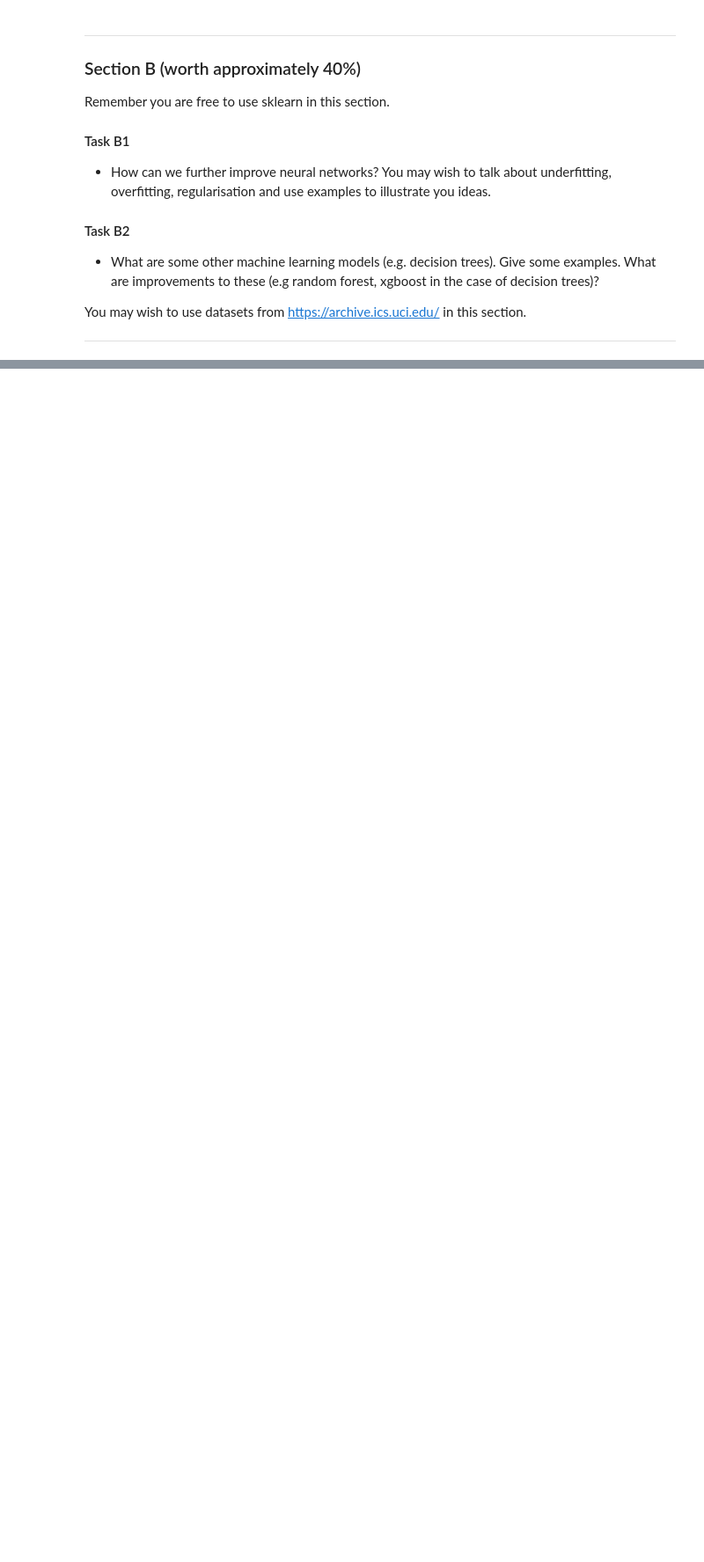
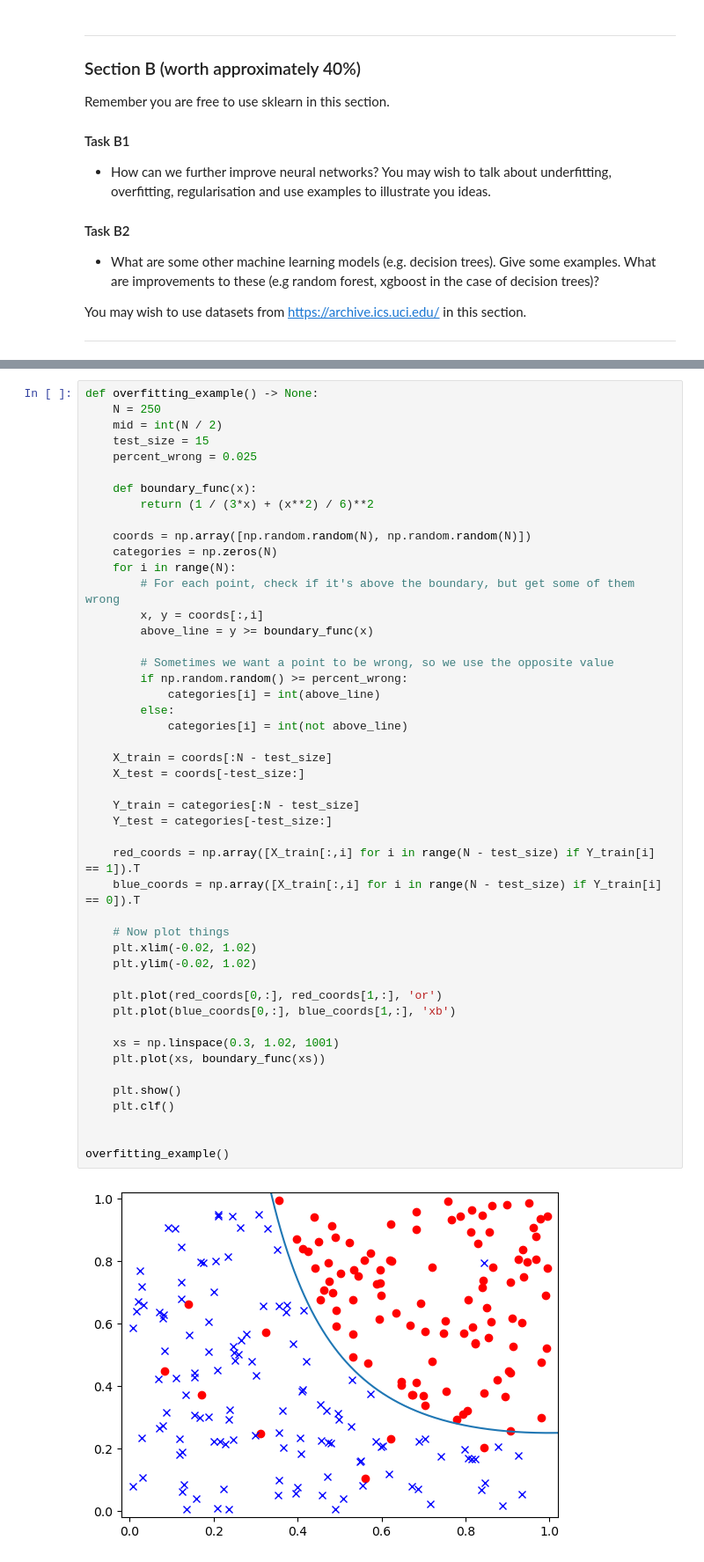
Before and after one commit to DoctorDalek1963/ma124-group-project, a Jupyter notebook: Machine_Learning_Project.ipynb, the cells around one changed output, grey strips where cells are left out. Shown at 88% size. Cells and saved outputs as stored; diff of their text form; blank space fills up the shorter version.

Commit message:
Start overfitting example

```diff
--- a/Machine_Learning_Project.ipynb
+++ b/Machine_Learning_Project.ipynb
@@ -637,0 +641,49 @@ You may wish to use datasets from https://archive.ics.uci.edu/ in this section.
+# %%
+def overfitting_example() -> None:
+    N = 250
+    mid = int(N / 2)
+    test_size = 15
+    percent_wrong = 0.025
+
+    def boundary_func(x):
+        return (1 / (3*x) + (x**2) / 6)**2
+
+    coords = np.array([np.random.random(N), np.random.random(N)])
+    categories = np.zeros(N)
+    for i in range(N):
+        # For each point, check if it's above the boundary, but get some of them wrong
+        x, y = coords[:,i]
+        above_line = y >= boundary_func(x)
+
+        # Sometimes we want a point to be wrong, so we use the opposite value
+        if np.random.random() >= percent_wrong:
+            categories[i] = int(above_line)
+        else:
+            categories[i] = int(not above_line)
+
+    X_train = coords[:N - test_size]
+    X_test = coords[-test_size:]
+
+    Y_train = categories[:N - test_size]
+    Y_test = categories[-test_size:]
+
+    red_coords = np.array([X_train[:,i] for i in range(N - test_size) if Y_train[i] == 1]).T
+    blue_coords = np.array([X_train[:,i] for i in range(N - test_size) if Y_train[i] == 0]).T
+
+    # Now plot things
+    plt.xlim(-0.02, 1.02)
+    plt.ylim(-0.02, 1.02)
+
+    plt.plot(red_coords[0,:], red_coords[1,:], 'or')
+    plt.plot(blue_coords[0,:], blue_coords[1,:], 'xb')
+
+    xs = np.linspace(0.3, 1.02, 1001)
+    plt.plot(xs, boundary_func(xs))
+
+    plt.show()
+    plt.clf()
+
+
+overfitting_example()
+# %% [output]
+[figure, added]
```
Also changed, not shown: parts of 2 cells of this notebook.
